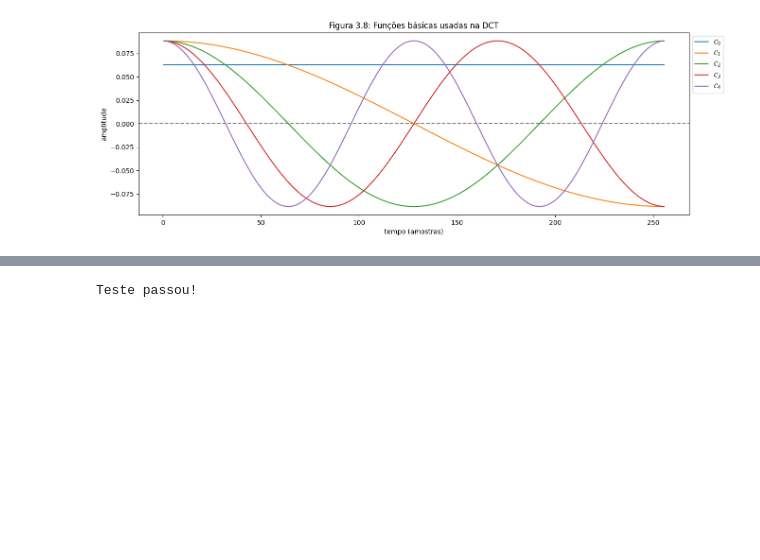
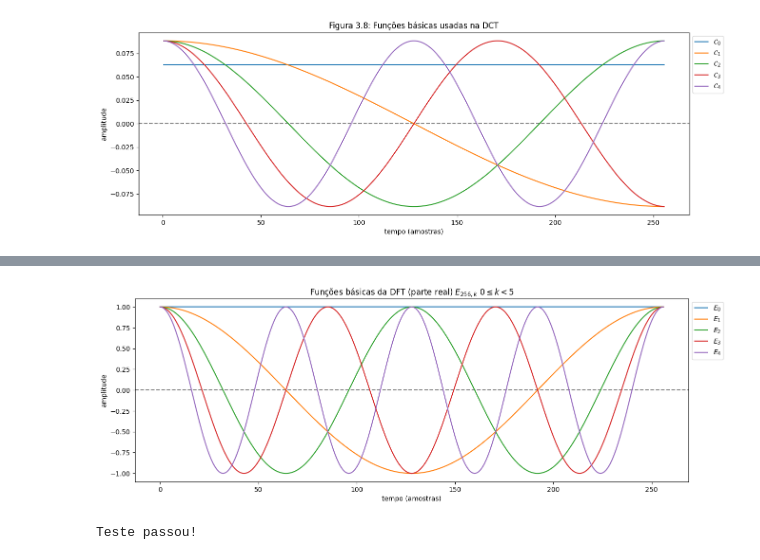
Before and after one commit to diogoalves/mac5920-dsp2022, a Jupyter notebook: aulas/03-DCT/sec_3-5.ipynb, the cells around one changed output, grey strips where cells are left out. Cells and saved outputs as stored; diff of their text form; code cells hidden in the pictures; blank space fills up the shorter version.

```diff
--- a/aulas/03-DCT/sec_3-5.ipynb
+++ b/aulas/03-DCT/sec_3-5.ipynb
@@ -128,3 +128,18 @@ plota_base_DCT2(4)
+# %%
+def plota_base_DFT(N, k_limit=5):
+    t = np.arange(0,N+1,1);
+    plt.figure(figsize=(15,5))
+    plt.xlabel('tempo (amostras)');
+    plt.ylabel('amplitude')
+    plt.axhline(y=0.0, color='gray', linestyle='--', ms=1)
+    for k in range(k_limit):
+        plt.plot(t, (np.exp(1j*2*m.pi*k*t/N)).real, label=r"$E_{%d}$" % k)
+    plt.title(r'Funções básicas da DFT (parte real) $E_{' + str(N) + r',k}$ $0\leq k < ' + str(k_limit) + r'$')
+    plt.legend(loc='upper left', bbox_to_anchor=(1, 1))
+    plt.show()
+plota_base_DFT(256)
+# %% [output]
+[figure, added]
 # %%
 import scipy.fft as fft
 import math
```
Also changed, not shown: parts of 1 cell of this notebook, 15 other files.
